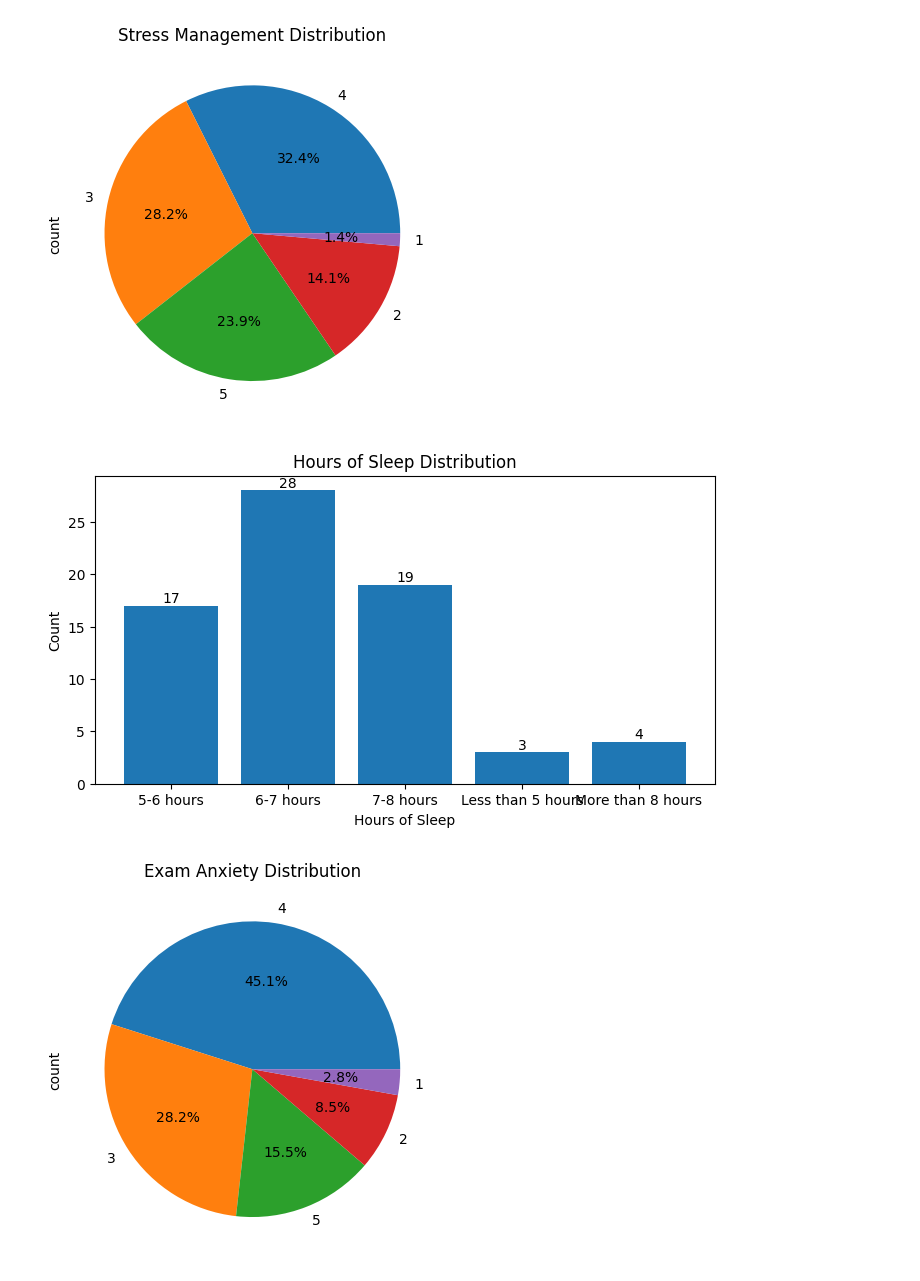
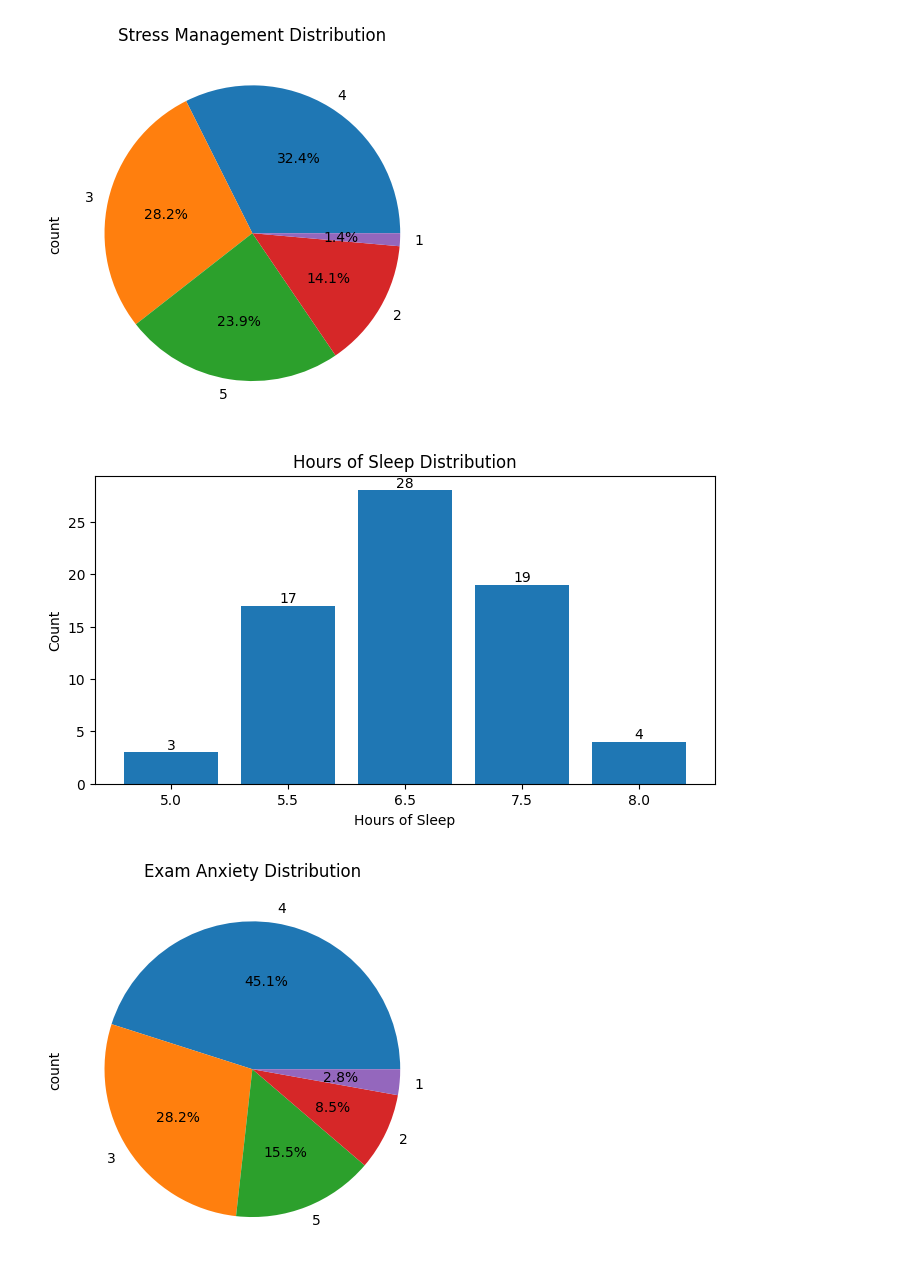
Before and after one commit to Hailu03/PCA-VGU-students-Happiness, a Jupyter notebook: EDA.ipynb, the cells around one changed output. Drawn from its saved outputs; the diff is of its cells as text; code cells hidden in the pictures.

```diff
--- a/EDA.ipynb
+++ b/EDA.ipynb
@@ -567,26 +567,30 @@ plt.show()
 # %% [output]
 [figure]
 # %%
-# number of hours of sleep create dummy variables
-sleep_dummies = pd.get_dummies(df['On average, how many hours of sleep do you get per night?'])
+# Mapping sleep ranges to numerical values
+sleep_mapping = {
+    'Less than 5 hours': 5,
+    '5-6 hours': (5 + 6) / 2,
+    '6-7 hours': (6 + 7) / 2,
+    '7-8 hours': (7 + 8) / 2,
+    'More than 8 hours': 8
+}
 
-sleep_dummies = sleep_dummies.astype(int)
+# Apply the mapping to create a numerical column
+new_df['Hours of Sleep'] = df['On average, how many hours of sleep do you get per night?'].map(sleep_mapping)
 
-# Concatenate the dummy variables with new_df
-new_df = pd.concat([new_df, sleep_dummies], axis=1)
-
-# table of the hours of sleep
-counts = df['On average, how many hours of sleep do you get per night?'].value_counts().sort_index()
+# Plot the distribution
+counts = new_df['Hours of Sleep'].value_counts().sort_index()
 ax = counts.plot(kind='bar', rot=0, width=0.8, figsize=(8, 4))
 for patch in ax.patches:
     ax.annotate(str(patch.get_height()), (patch.get_x() + patch.get_width() / 2, patch.get_height()), ha='center', va='bottom')
 
 plt.title("Hours of Sleep Distribution")
 plt.xlabel("Hours of Sleep")
 plt.ylabel("Count")
 plt.show()
 # %% [output]
-[figure, old version]
+[figure, new version]
 # %%
 # How would you rate your exam anxiety levels?
 new_df['Exam Anxiety'] = df['How would you rate your exam anxiety levels?'].apply(lambda x: 1 if x >= 3 else 0)
```
Also changed, not shown: parts of 2 cells of this notebook, 1 other file.
